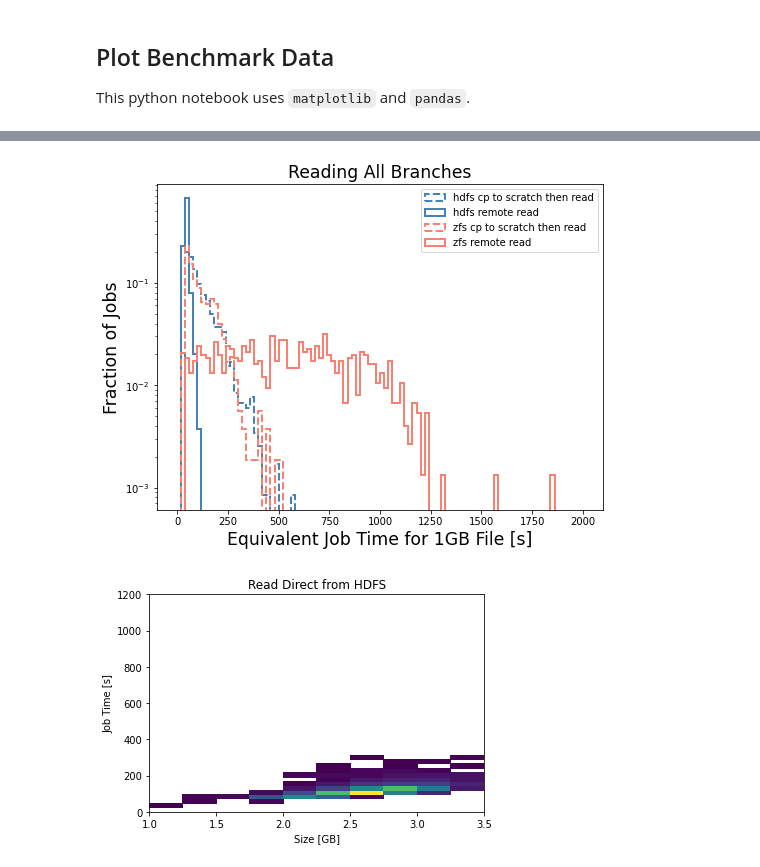
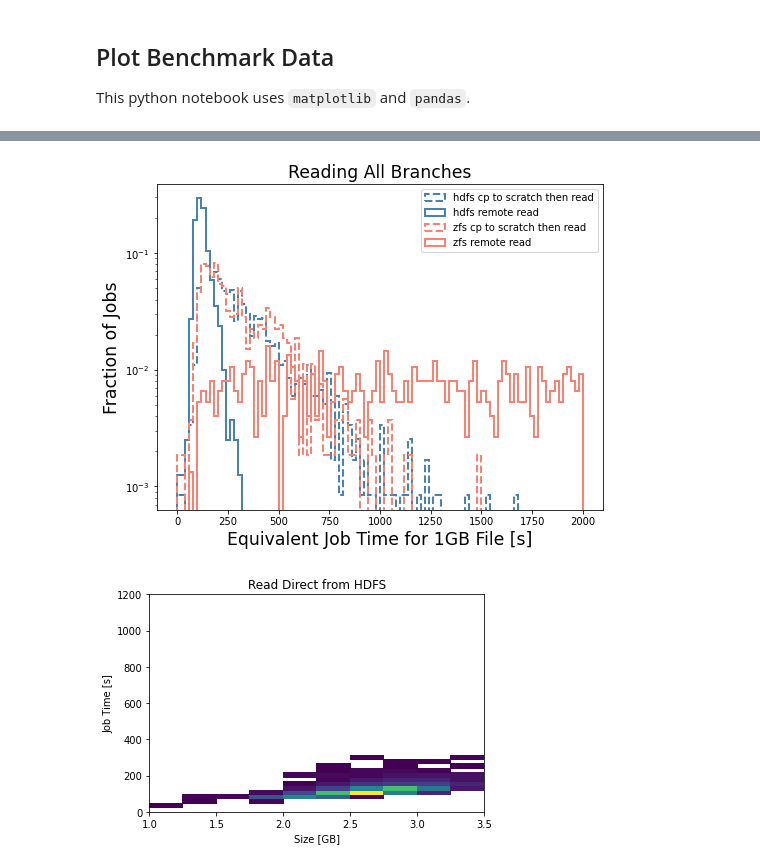
Before and after one commit to tomeichlersmith/umn-cluster, a Jupyter notebook: filesystem/plot_benchmark.ipynb, the cells around one changed output, grey strips where cells are left out. Cells and saved outputs as stored; diff of their text form; code cells hidden in the pictures.

Commit message:
rm readspeed plots and focus on job time plots

```diff
--- a/filesystem/plot_benchmark.ipynb
+++ b/filesystem/plot_benchmark.ipynb
@@ -87,7 +87,7 @@ def time_hist(df, local, fs, process, **kwargs) :
     local_str = 'remote read'
     if local :
         local_str = 'cp to scratch then read'
-    data = pd.to_numeric(sl['time']) / pd.to_numeric(sl['size']) * 1e9 # scale time to 1GB file
+    data = pd.to_numeric(sl['time']) #/ pd.to_numeric(sl['size']) * 1e9 # scale time to 1GB file
     weights = np.ones_like(data) / len(data)
     plt.hist(data, weights=weights, label = f'{fs} {local_str}', histtype='step', **kwargs)
 
@@ -112,7 +112,6 @@ def time_comp(df,title, **kwargs) :
     if isinstance(df,str) :
         df = pd.read_csv(df)
         df.dropna()
-        df.to_numeric()
 
     time_hist(df, True , 'hdfs', True, ls='--', ec='steelblue', **kwargs)
     time_hist(df, False, 'hdfs', True, ls='-' , ec='steelblue', **kwargs)
@@ -133,9 +126,9 @@ plt.show()
 # %%
 plt.figure(figsize=(8,6))
-df = time_comp(df,'Reading All Branches', bins=100,range=(0.,2000.),lw=2.)
+df = time_comp('all-branches.csv','Reading All Branches', bins=100,range=(0.,2000.),lw=2.)
 plt.show()
 # %% [output]
-[figure, old version]
+[figure, new version]
 # %%
 sl = df[(df['local']==False)&(df['filesystem']=='hdfs')]
 plt.hist2d(sl['size']/1e9,sl['time'], cmin = 1, bins=(10,50), range=((1.,3.5),(0.,1200.)))
```
Also changed, not shown: parts of 3 cells of this notebook.
